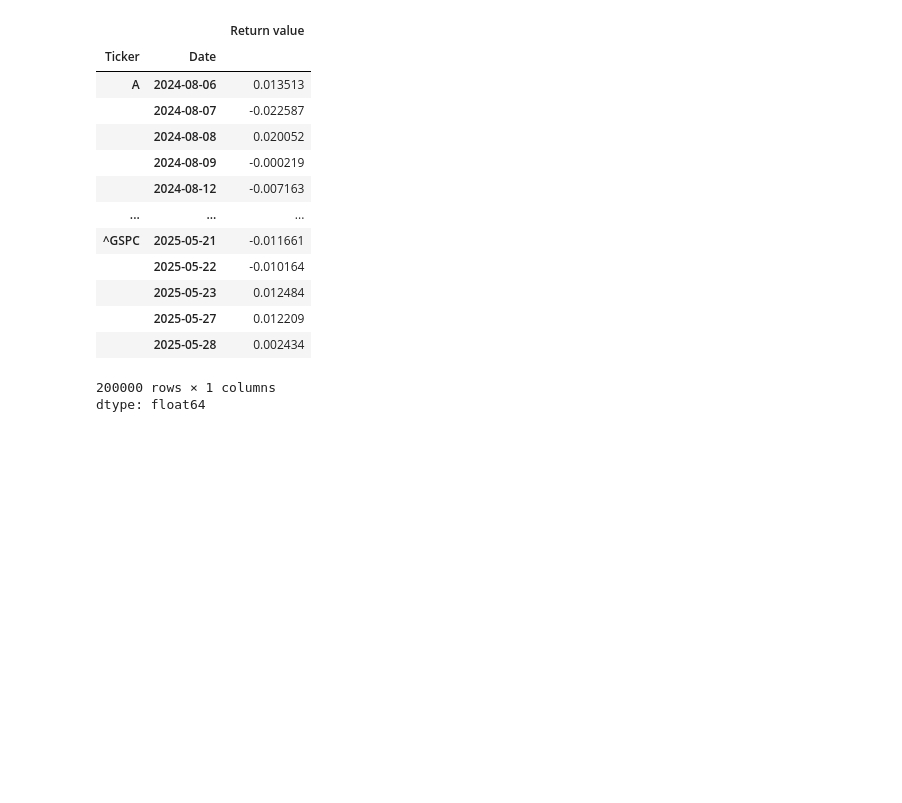
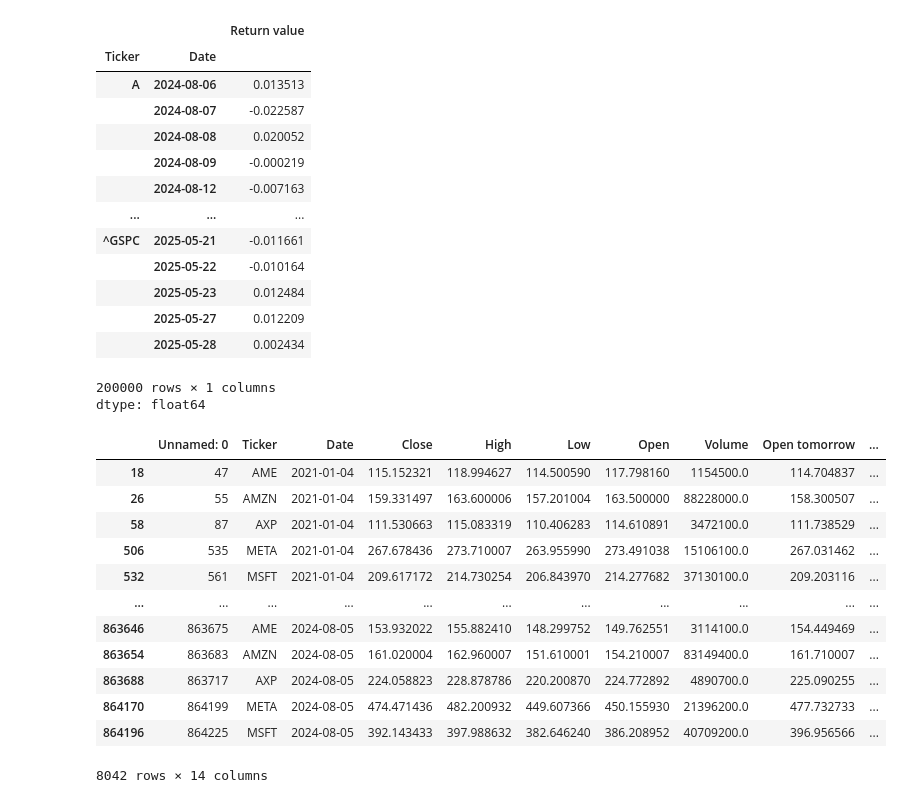
Before and after one commit to oranzoni/stock-prediction, a Jupyter notebook: Logistic_regression.ipynb, the cells around one changed output. Cells and saved outputs as stored; diff of their text form; code cells hidden in the pictures; blank space fills up the shorter version.

```diff
--- a/Logistic_regression.ipynb
+++ b/Logistic_regression.ipynb
@@ -217,0 +233,5 @@ dtype: float64
+# %%
+predictions_training = model_lr.predict(x_train[predictors])
+predictions_training = pd.Series(predictions_training, index = x_train.index, name= 'Return predikcije')
+trening_i_predikcije = pd.concat([x_train.reset_index(drop=True), predictions_training.reset_index(drop=True)], axis = 1)
+izdvojeni_tickeri_trening = trening_i_predikcije.loc[trening_i_predikcije['Ticker'].isin(['AAPL', 'NVDA', 'MSFT', 'META', 'TSLA', 'AMZN', 'ADBE', 'AXP', 'AME'])]
@@ -217,0 +241,16 @@ dtype: float64
+# %%
+izdvojeni_tickeri_trening
+# %% [output]
+|  | Unnamed: 0 | Ticker | Date | Close | High | Low | Open | Volume | Open tomorrow | ... |
+| 18 | 47 | AME | 2021-01-04 | 115.152321 | 118.994627 | 114.500590 | 117.798160 | 1154500.0 | 114.704837 | ... |
+| 26 | 55 | AMZN | 2021-01-04 | 159.331497 | 163.600006 | 157.201004 | 163.500000 | 88228000.0 | 158.300507 | ... |
+| 58 | 87 | AXP | 2021-01-04 | 111.530663 | 115.083319 | 110.406283 | 114.610891 | 3472100.0 | 111.738529 | ... |
+| 506 | 535 | META | 2021-01-04 | 267.678436 | 273.710007 | 263.955990 | 273.491038 | 15106100.0 | 267.031462 | ... |
+| 532 | 561 | MSFT | 2021-01-04 | 209.617172 | 214.730254 | 206.843970 | 214.277682 | 37130100.0 | 209.203116 | ... |
+| ... | ... | ... | ... | ... | ... | ... | ... | ... | ... | ... |
+| 863646 | 863675 | AME | 2024-08-05 | 153.932022 | 155.882410 | 148.299752 | 149.762551 | 3114100.0 | 154.449469 | ... |
+| 863654 | 863683 | AMZN | 2024-08-05 | 161.020004 | 162.960007 | 151.610001 | 154.210007 | 83149400.0 | 161.710007 | ... |
+| 863688 | 863717 | AXP | 2024-08-05 | 224.058823 | 228.878786 | 220.200870 | 224.772892 | 4890700.0 | 225.090255 | ... |
+| 864170 | 864199 | META | 2024-08-05 | 474.471436 | 482.200932 | 449.607366 | 450.155930 | 21396200.0 | 477.732733 | ... |
+| 864196 | 864225 | MSFT | 2024-08-05 | 392.143433 | 397.988632 | 382.646240 | 386.208952 | 40709200.0 | 396.956566 | ... |
+8042 rows × 14 columns
```
Also changed, not shown: parts of 24 cells of this notebook.
